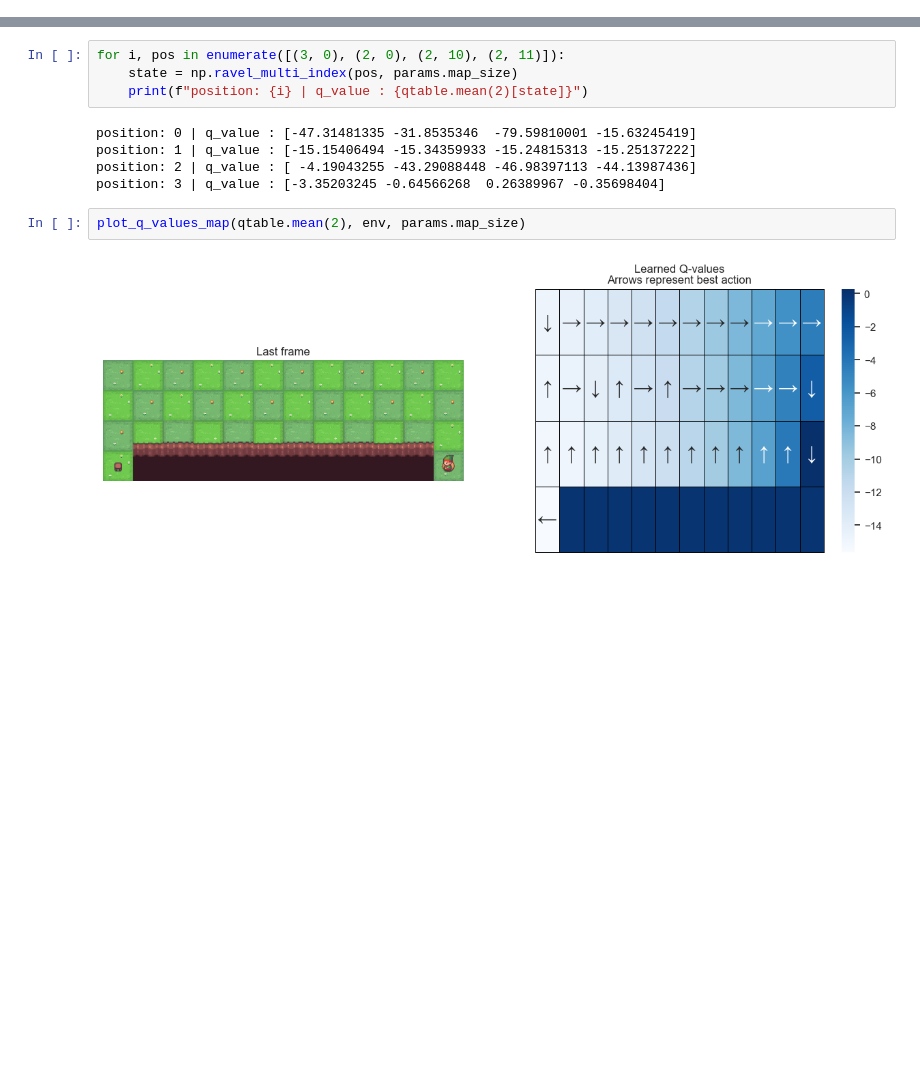
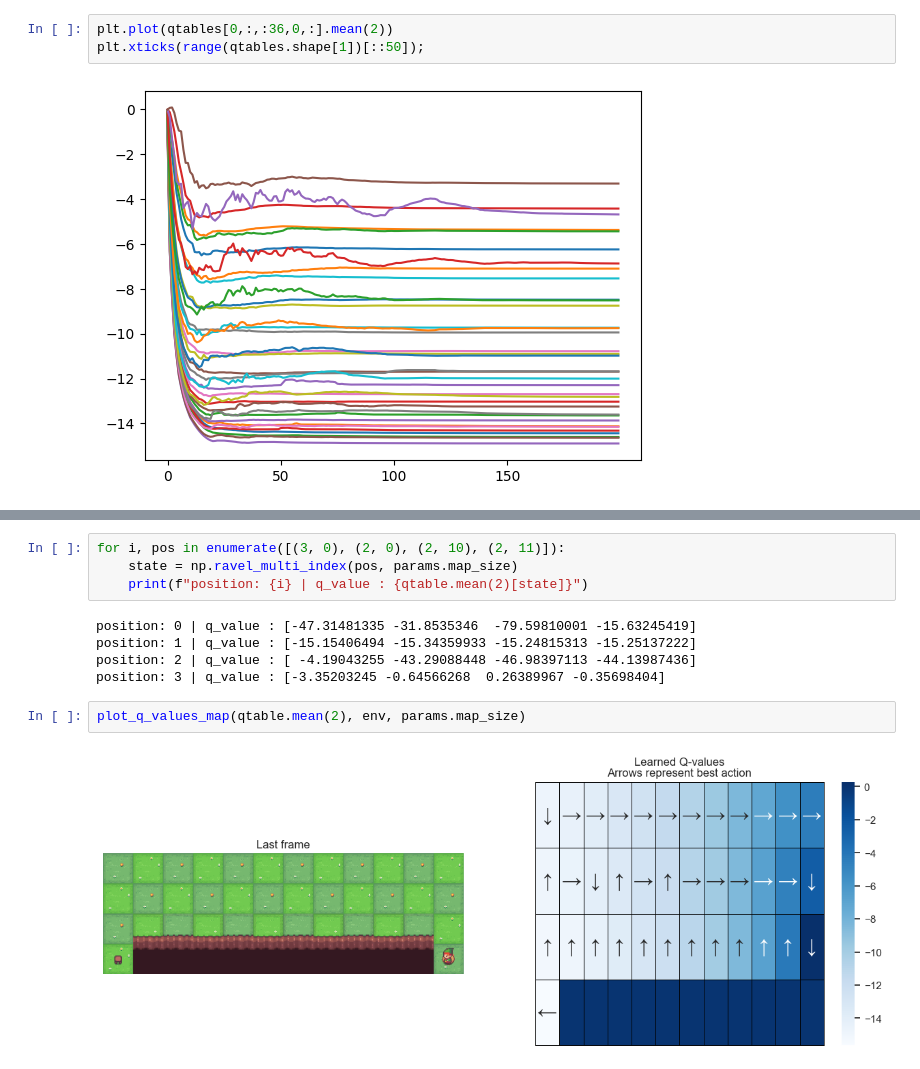
Before and after one commit to AlecHero/QuantileRegressionProject, a Jupyter notebook: tabular qr.ipynb, the cells around one changed output, grey strips where cells are left out. Drawn from its saved outputs; the diff is of its cells as text; blank space fills up the shorter version.

```diff
--- a/tabular qr.ipynb
+++ b/tabular qr.ipynb
@@ -54,0 +54,5 @@ env.close()
+# %%
+plt.plot(qtables[0,:,:36,0,:].mean(2))
+plt.xticks(range(qtables.shape[1])[::50]);
+# %% [output]
+[figure, added]
```
Also changed, not shown: parts of 8 cells of this notebook, 11 other files.
